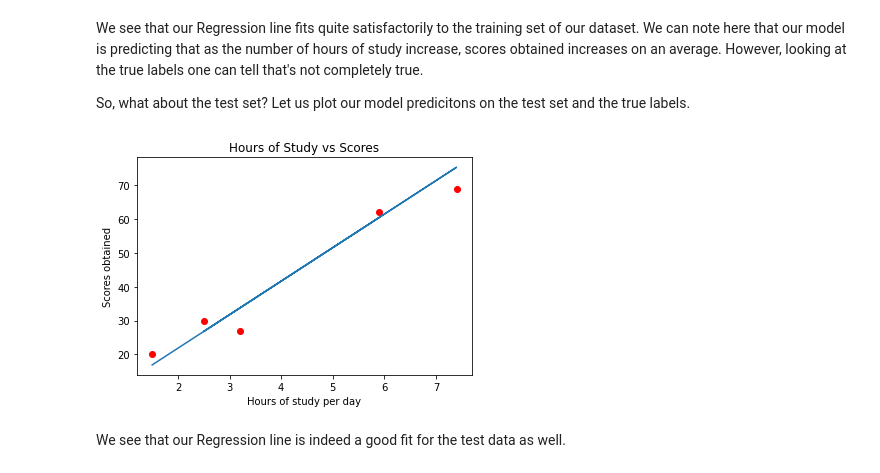
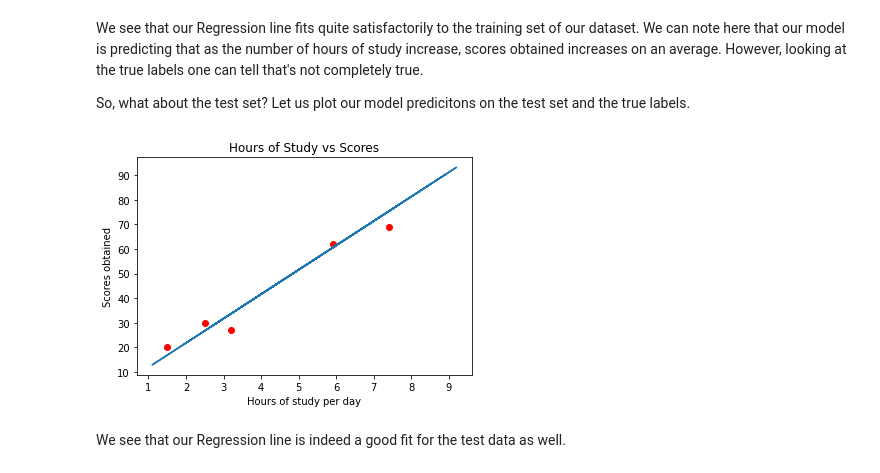
Before and after one commit to RanjanMukeshBorkar/TheSparksFoundation, a Jupyter notebook: Task1 Prediction using Supervised ML.ipynb, the cells around one changed output. Drawn from its saved outputs; the diff is of its cells as text; code cells hidden in the pictures.

```diff
--- a/Task1 Prediction using Supervised ML.ipynb
+++ b/Task1 Prediction using Supervised ML.ipynb
@@ -105,13 +107,13 @@ So, what about the test set?
 Let us plot our model predicitons on the test set and the true labels.
 # %%
 plt.scatter(X_test,y_test,color = 'red')
-plt.plot(X_test,model.predict(X_test))
+plt.plot(X_train,model.predict(X_train))
 plt.title("Hours of Study vs Scores")
 plt.xlabel("Hours of study per day")
 plt.ylabel("Scores obtained")
 plt.show()
 # %% [output]
-[figure, old version]
+[figure, new version]
 # %% [markdown]
 We see that our Regression line is indeed a good fit for the test data as well.
 # %% [markdown]
```
Also changed, not shown: parts of 3 cells of this notebook.
